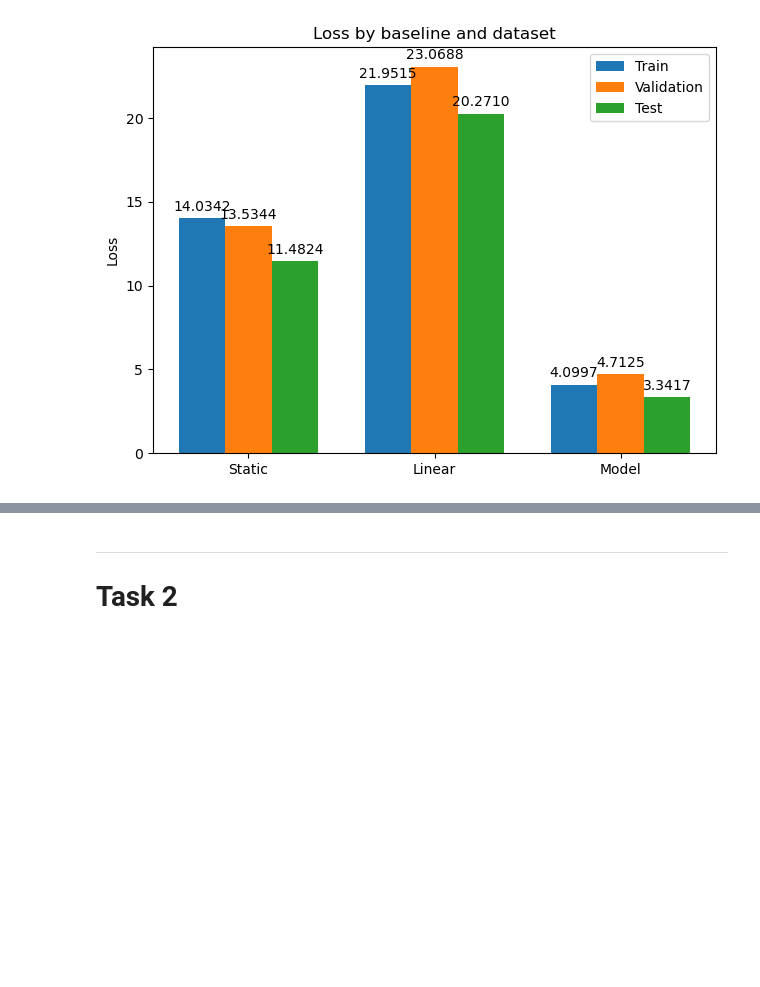
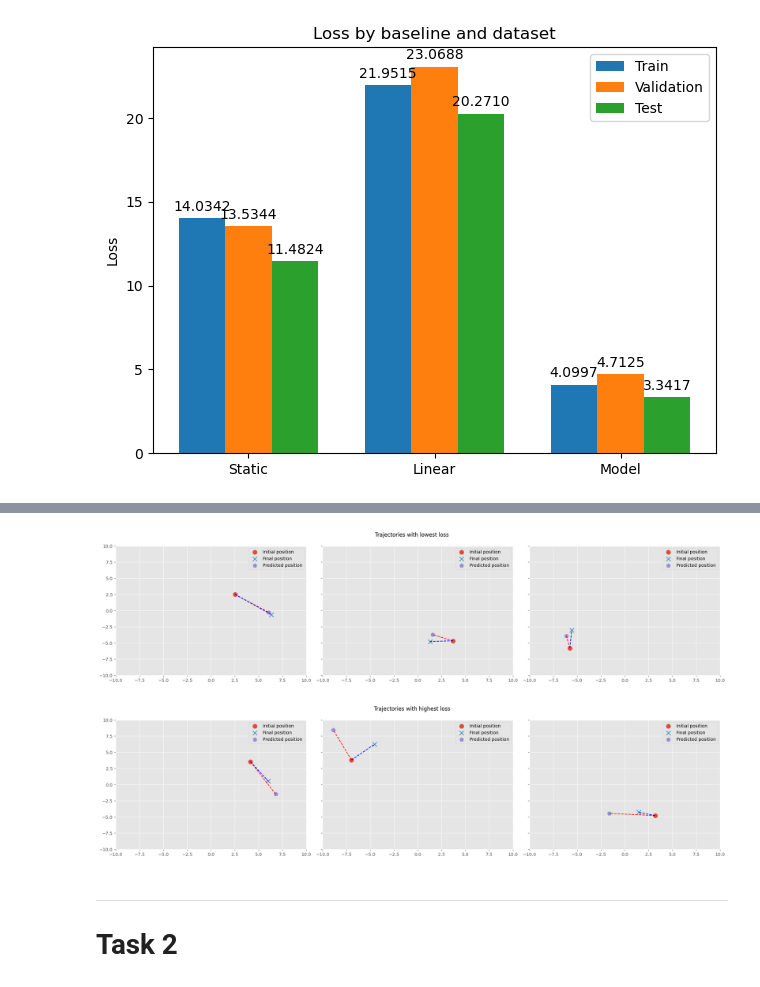
Before and after one commit to lzolyomi/2AMM10-DeepLearning, a Jupyter notebook: Assignment 2/Task1_Experiments.ipynb, the cells around one changed output, grey strips where cells are left out. Drawn from its saved outputs; the diff is of its cells as text; code cells hidden in the pictures; blank space fills up the shorter version.

```diff
--- a/Assignment 2/Task1_Experiments.ipynb
+++ b/Assignment 2/Task1_Experiments.ipynb
@@ -419,3 +509,9 @@ fig.tight_layout()
+# %%
+plot_trajectories(lowest_loss_indices[0], title="Trajectories with lowest loss")
+plot_trajectories(highest_loss_indices[-1], title="Trajectories with highest loss")
+# %% [output]
+[figure, added]
+[figure, added]
 # %% [markdown]
 ---
 # Task 2
```
Also changed, not shown: parts of 7 cells of this notebook.
